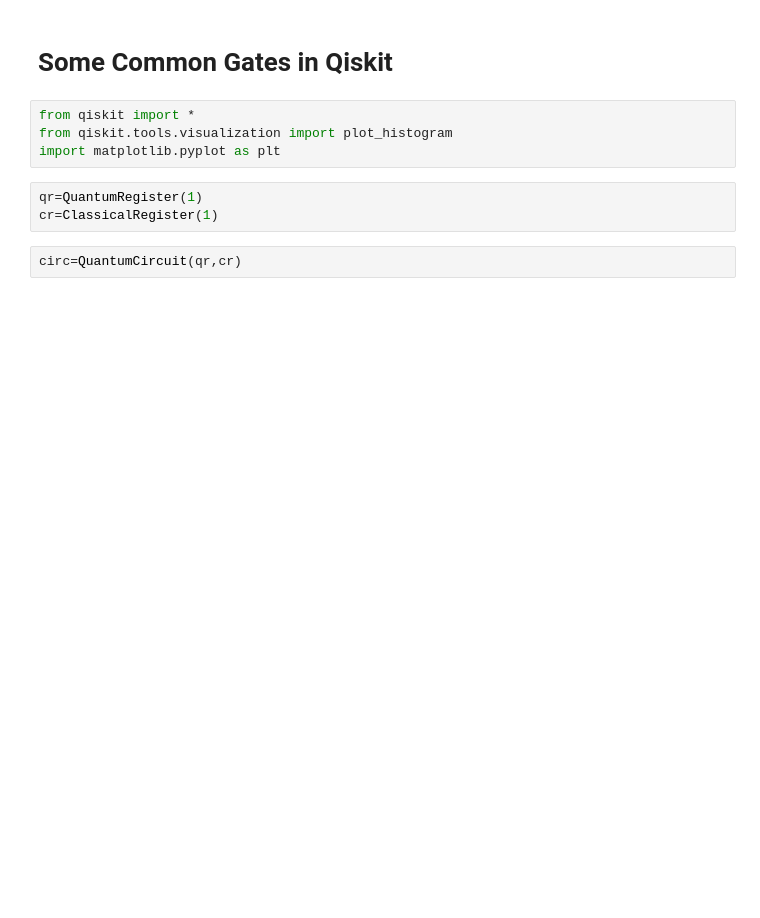
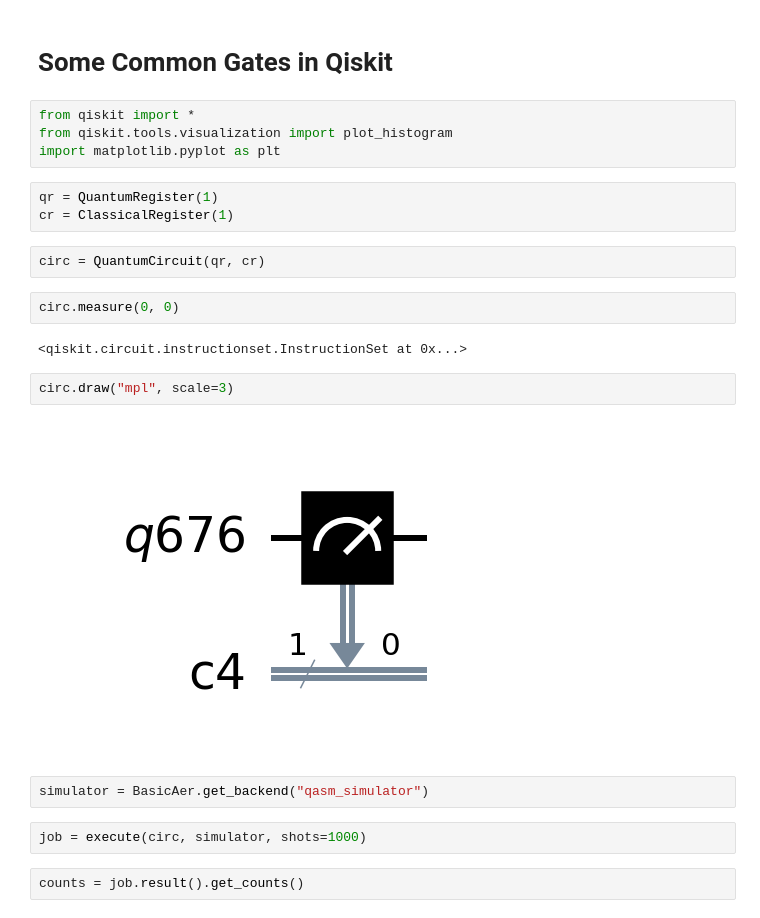
Before and after one commit to jesherjoshua/seds-quantum-computing, a Jupyter notebook: Simulator/gates.ipynb, the cells around one changed output. Cells and saved outputs as stored; diff of their text form; blank space fills up the shorter version.

```diff
--- a/Simulator/gates.ipynb
+++ b/Simulator/gates.ipynb
@@ -5,7 +5,21 @@ from qiskit import *
 from qiskit.tools.visualization import plot_histogram
 import matplotlib.pyplot as plt
 # %%
-qr=QuantumRegister(1)
-cr=ClassicalRegister(1)
+qr = QuantumRegister(1)
+cr = ClassicalRegister(1)
 # %%
-circ=QuantumCircuit(qr,cr)
+circ = QuantumCircuit(qr, cr)
+# %%
+circ.measure(0, 0)
+# %% [output]
+<qiskit.circuit.instructionset.InstructionSet at 0x...>
+# %%
+circ.draw("mpl", scale=3)
+# %% [output]
+[figure, added]
+# %%
+simulator = BasicAer.get_backend("qasm_simulator")
+# %%
+job = execute(circ, simulator, shots=1000)
+# %%
+counts = job.result().get_counts()
```
Also changed, not shown: parts of 29 cells of this notebook.
